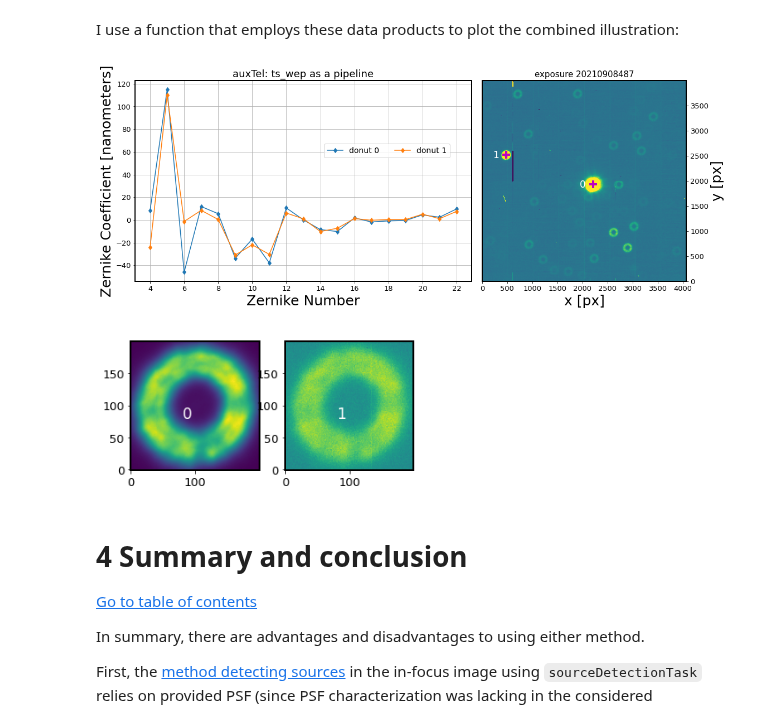
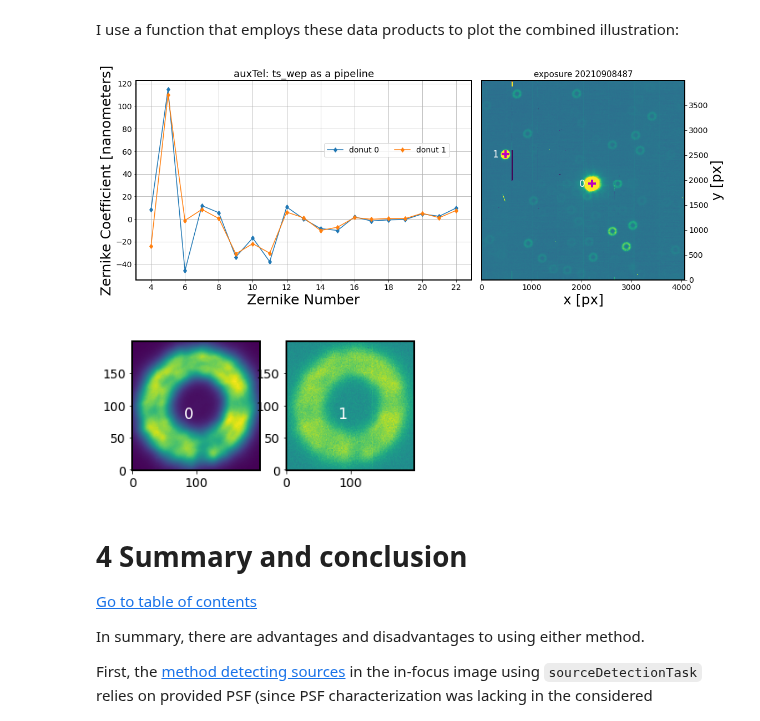
Before and after one commit to lsst-ts/ts_analysis_notebooks, a Jupyter notebook: notebooks/auxtel/auxTel_images_to_Zernikes.ipynb, the cells around one changed output. Saved outputs shown, nothing was run; the diff lists cells and outputs as text; code cells hidden in the pictures.

```diff
--- a/notebooks/auxtel/auxTel_images_to_Zernikes.ipynb
+++ b/notebooks/auxtel/auxTel_images_to_Zernikes.ipynb
@@ -109,8 +109,8 @@ WARNING: version mismatch between CFITSIO header (v4.000999999999999) and linked
 
 WARNING: version mismatch between CFITSIO header (v4.000999999999999) and linked library (v4.01).
 # %%
-rcParams['ytick.labelsize'] = 13
-rcParams['xtick.labelsize'] = 13
+rcParams['ytick.labelsize'] = 14
+rcParams['xtick.labelsize'] = 14
 rcParams['axes.labelsize'] = 25
 rcParams['axes.linewidth'] = 2
 rcParams['font.size'] = 14
@@ -915,14 +919,16 @@ I use a function that employs these data products to plot the combined illustrat
 # %%
 %matplotlib inline
 fig = plt.figure(figsize=(14, 5))
-zk, don, exposure = pt. get_zernikes_donuts_postisr_from_butler('/repo/main/', collection='u/scichris/Latiss/postISRex2',
-                                                           instrument='LATISS',  detector=0)
+zk, don, exposure = pt.get_zernikes_donuts_postisr_from_butler('/repo/main/',
+                                                                collection='u/scichris/Latiss/postISRex2',
+                                                                instrument='LATISS',
+                                                                detector=0)
 pt.plot_raw_zernikes(zk, fig=fig, title='auxTel: ts_wep as a pipeline')
 pt.plot_donut_locations(exposure, don, fig=fig)
 pt.plot_donut_stamps(don)
 # %% [output]
-[figure, old version]
+[figure, new version]
-[figure, old version]
+[figure, new version]
 # %% [markdown]
 # 4 Summary and conclusion <a id='summary'></a>
 [Go to table of contents](#toc)
```
Also changed, not shown: parts of 23 cells of this notebook.
